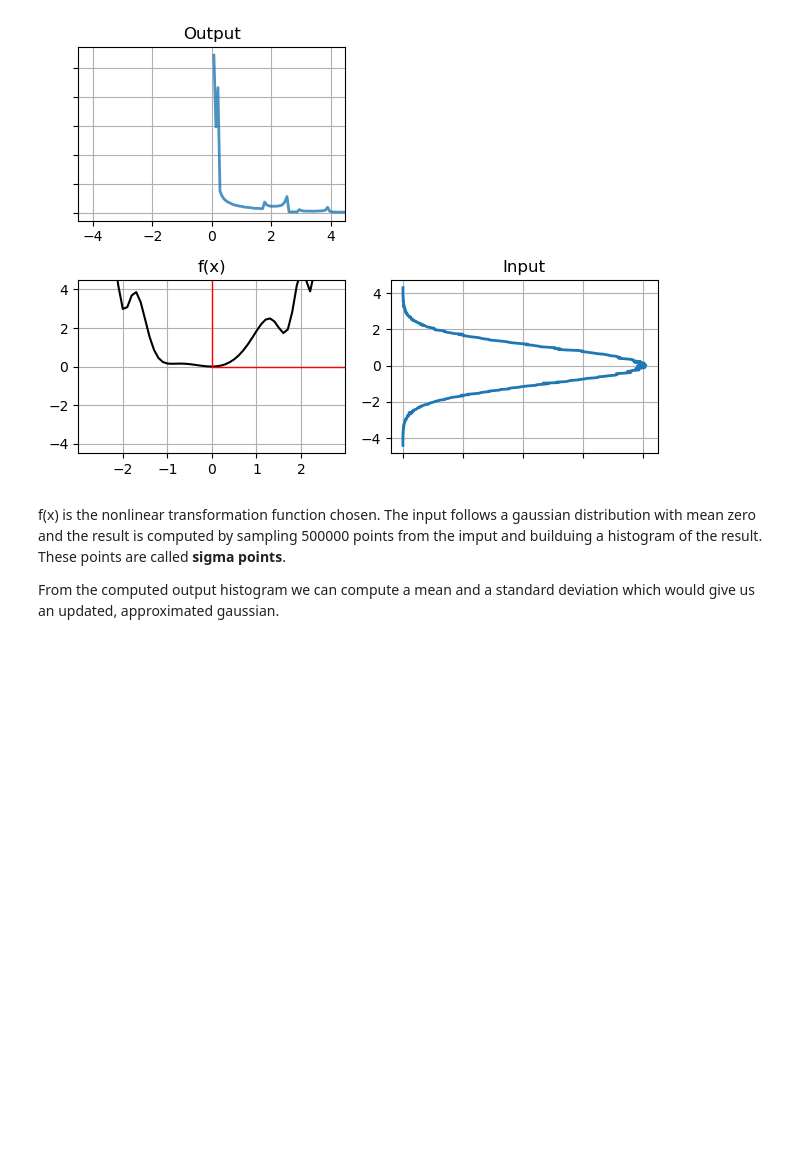
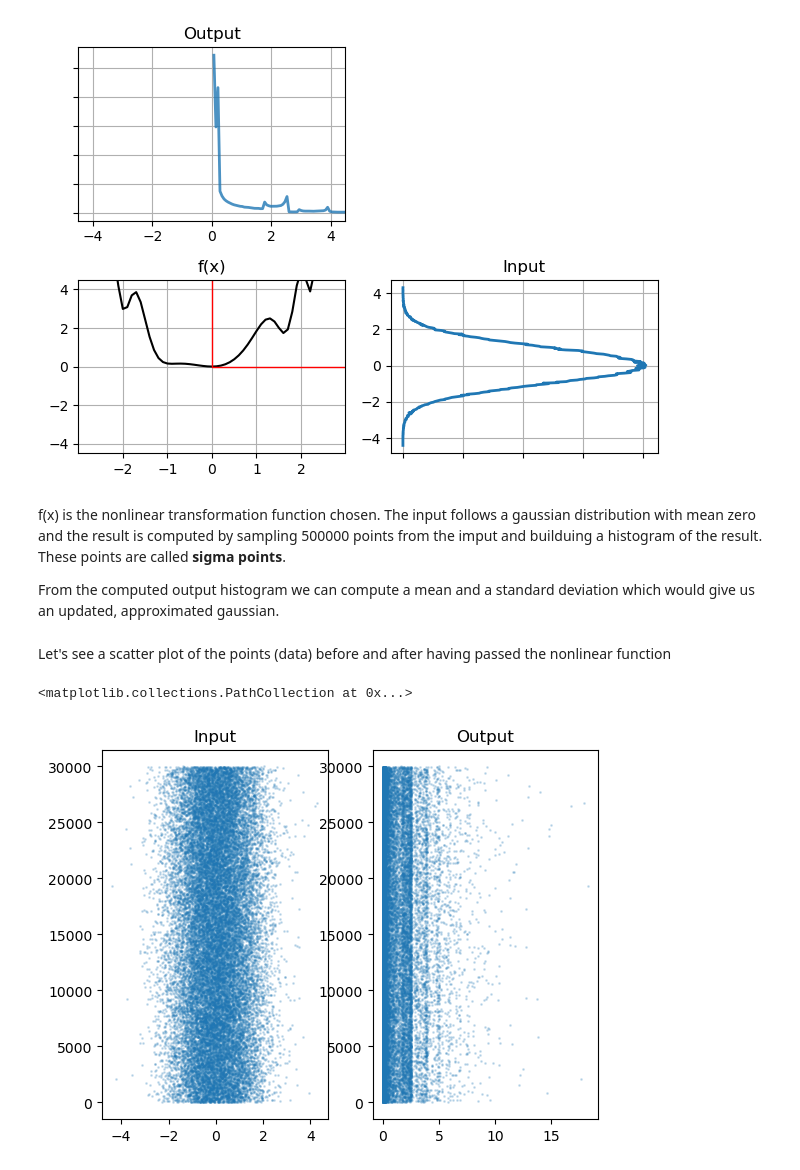
Before and after one commit to giuliaprosio/unscented-kalman-filters, a Jupyter notebook: UKF.ipynb, the cells around one changed output. Drawn from its saved outputs; the diff is of its cells as text; code cells hidden in the pictures; blank space fills up the shorter version.

```diff
--- a/UKF.ipynb
+++ b/UKF.ipynb
@@ -96,3 +96,17 @@ These points are called **sigma points**.
 
 From the computed output histogram we can compute a mean and
 a standard deviation which would give us an updated, approximated gaussian.
+# %% [markdown]
+Let's see a scatter plot of the points (data) before and after
+having passed the nonlinear function
+# %%
+N = 30000
+plt.subplot(121)
+plt.scatter(data[:N], range(N), alpha=.2, s=1)
+plt.title('Input')
+plt.subplot(122)
+plt.title('Output')
+plt.scatter(nonlinear_function(data[:N]), range(N), alpha=.2, s = 1)
+# %% [output]
+<matplotlib.collections.PathCollection at 0x...>
+[figure, added]
```
Also changed, not shown: parts of 1 cell of this notebook.
